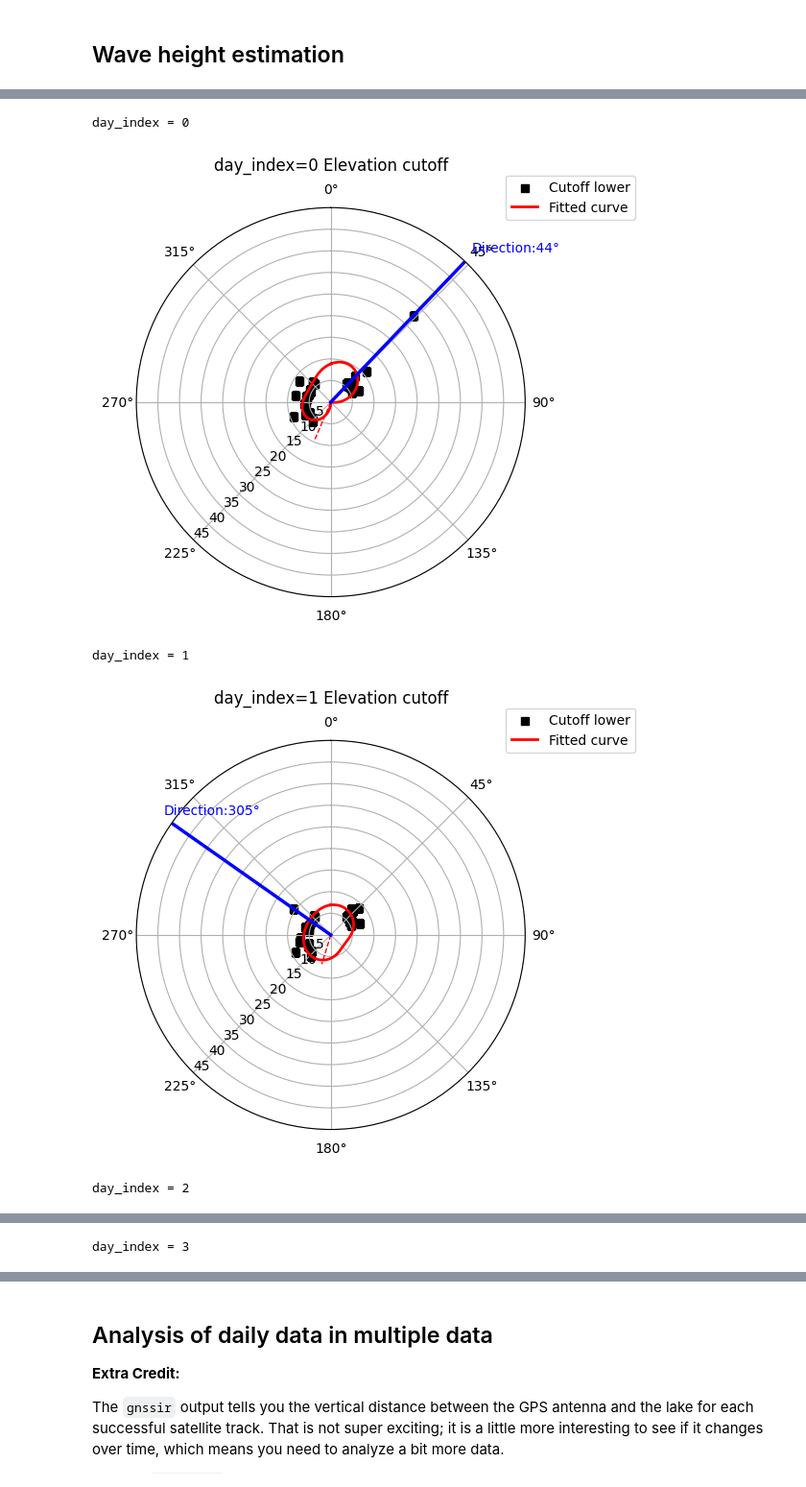
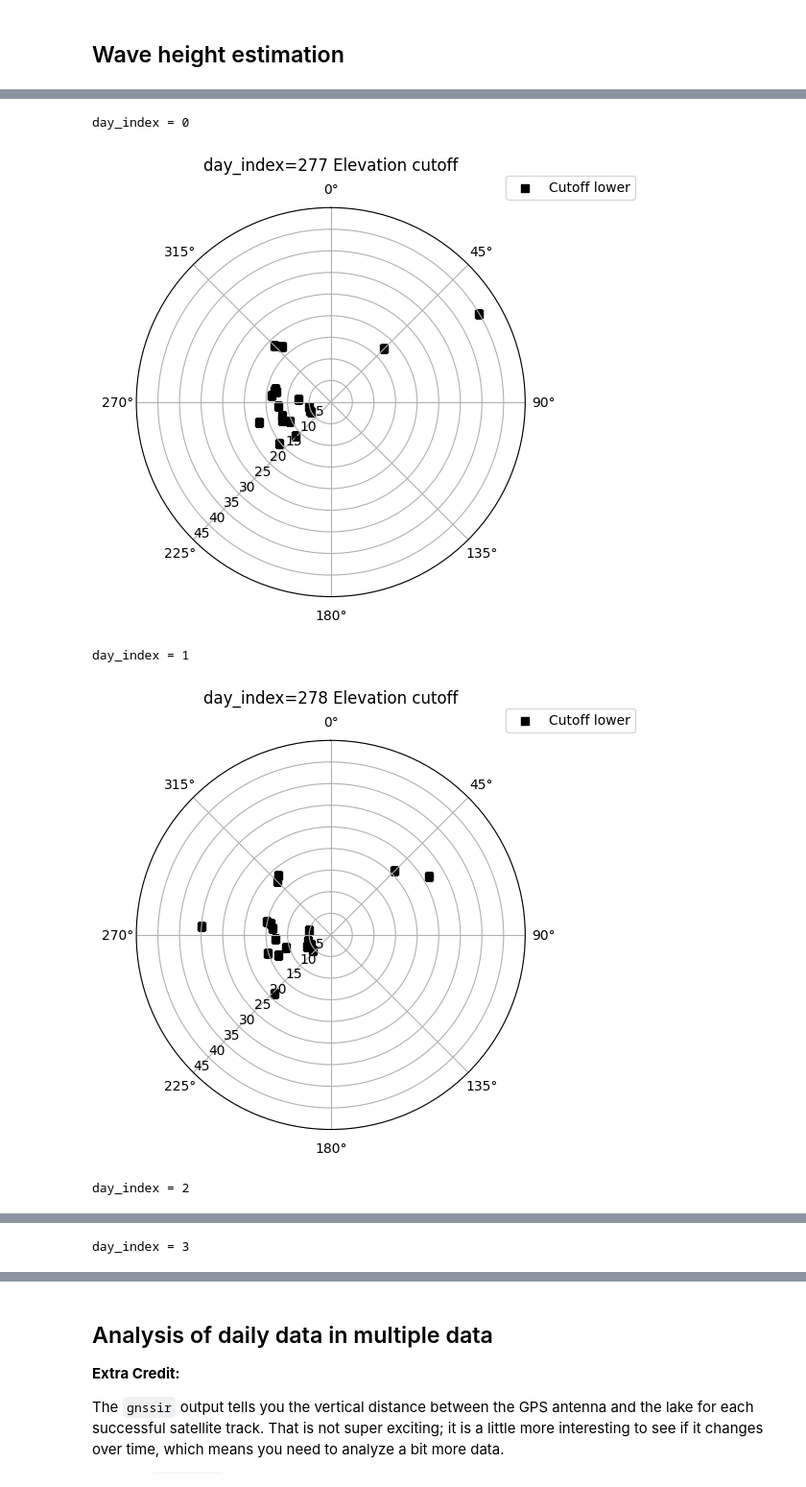
Before and after one commit to yyszm0/gnssrefl, a Jupyter notebook: notebooks/Dev/Wind_Direction/calc-Calcasieu_Pass-WAVE.ipynb, the cells around one changed output, grey strips where cells are left out. Shown at 96% size. Saved outputs shown, nothing was run; the diff lists cells and outputs as text; code cells hidden in the pictures.

```diff
--- a/notebooks/Dev/Wind_Direction/calc-Calcasieu_Pass-WAVE.ipynb
+++ b/notebooks/Dev/Wind_Direction/calc-Calcasieu_Pass-WAVE.ipynb
@@ -474,13 +474,15 @@ df_swh = process_station_for_swh(
     e_min=5,
     e_max=40.0,
     min_points=40,
-    max_gap_sec=600.0,
+    max_gap_sec=800.0,
     h_min=0.5,
     h_max=20.0,
     num_h=80,
     rh_level=12.5,
+    wavelet_name="cmor10.0-5.0",
     output_csv="swh_estimates.csv",  # 波高＋cut-off の結果ファイル
+    snr_type="88",
 )
 
-df_swh.head()
+df_swh
 # %% [output]
@@ -569,24 +590,26 @@ plt.show()
 # %%
 # 例: 270〜360度と 0〜60度を両方使う
 az_mask = [(220, 70)]   # min>max の場合は [270,360]∪[0,60] の扱い
 
 for day, sdf in df_swh.groupby("day_index"):
     try:
         print(f"day_index = {day}")
         plot_wind_polar(
             sdf,
             wind_speed=None,
             fig_path=None,
-            title_prefix=f"day_index={day} ",
+            title_prefix=f"day_index={277+day} ",
             show=True,
             az_mask=az_mask,
             r_max_fixed=45.0,
+            enable_ellipse=False,    # 楕円フィットを描かない
+            enable_direction=False,  # 風向推定＋青矢印も出さない
         )
     except ValueError as e:
         print(f"  skipped: {e}")
 # %% [output]
 day_index = 0
-[figure, old version]
+[figure, new version]
 day_index = 1
-[figure, old version]
+[figure, new version]
 day_index = 2
```
Also changed, not shown: parts of 5 cells of this notebook, 8 other files.
